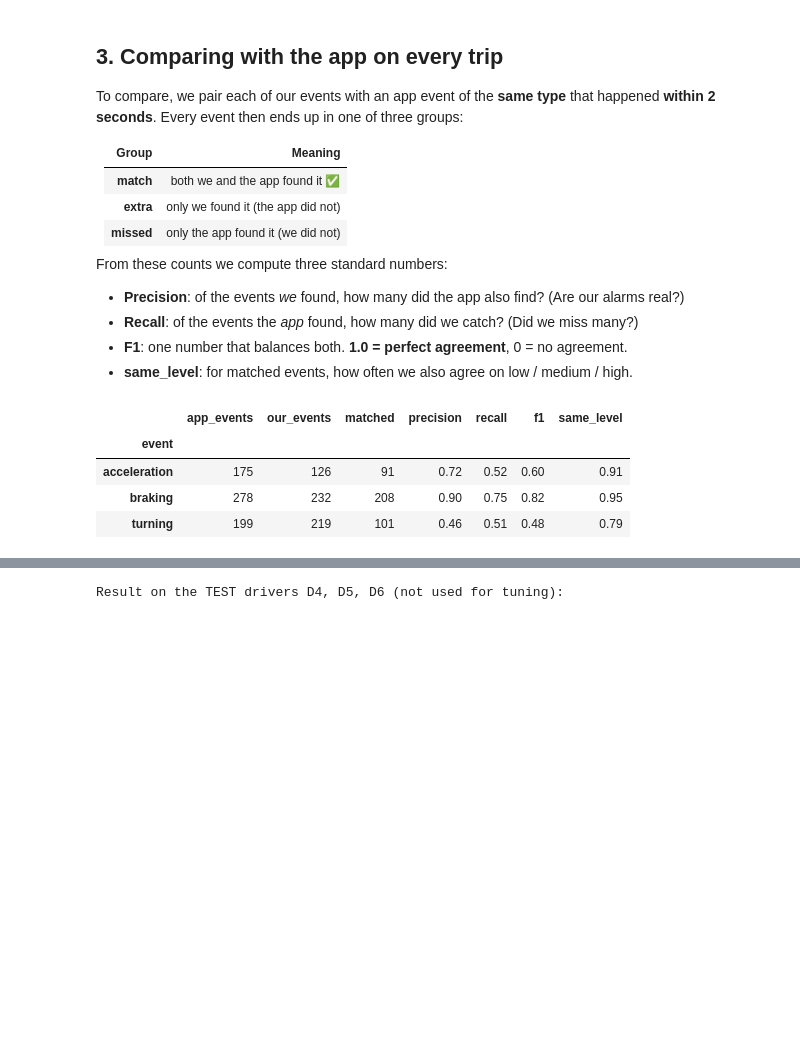
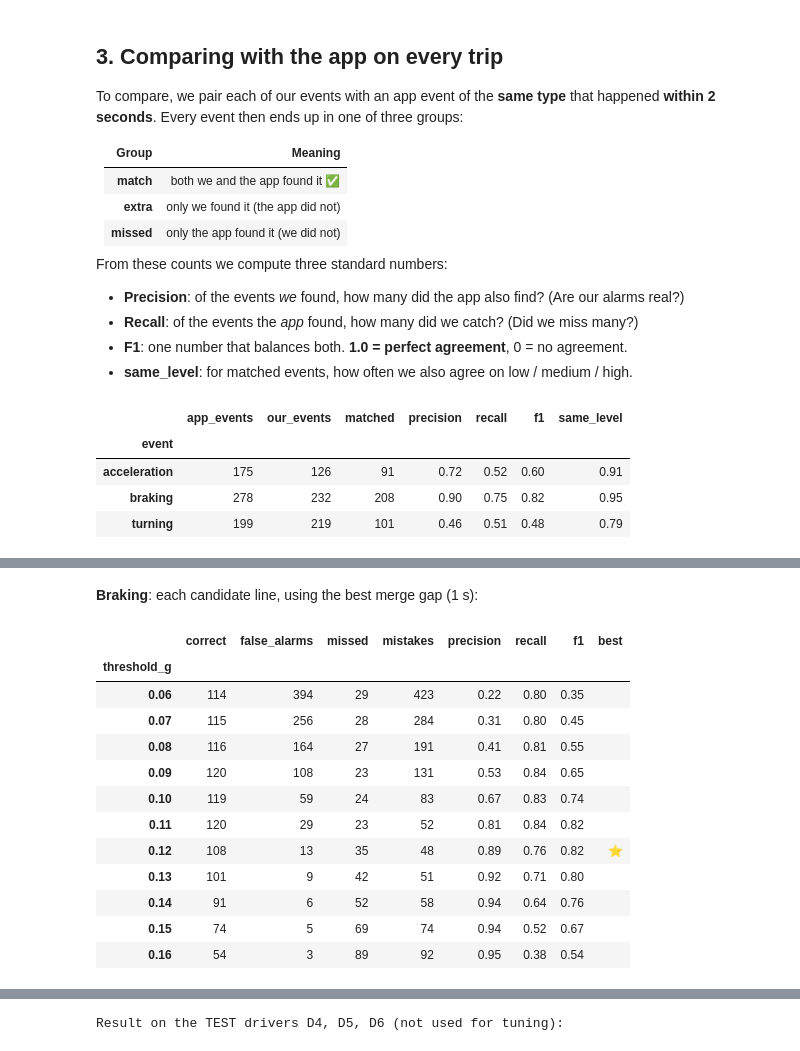
Before and after one commit to Ksh1tij777/Car_Behaviour, a Jupyter notebook: notebooks/02_event_detection.ipynb, the cells around one changed output, grey strips where cells are left out. Drawn from its saved outputs; the diff is of its cells as text; code cells hidden in the pictures; blank space fills up the shorter version.

```diff
--- a/notebooks/02_event_detection.ipynb
+++ b/notebooks/02_event_detection.ipynb
@@ -182,0 +203,26 @@ plt.show()
+# %%
+
+def tune(event, lows, gaps):
+    rows = []
+    for low, gap in itertools.product(lows, gaps):
+        th = {event: dict(DEFAULT_THRESHOLDS[event], low=round(low, 2), merge_gap=gap)}
+        m = pd.concat([match_events(detect_events(trip_data[i]["accel"], th), trip_data[i]["events"])
+                       for i in train_ids])
+        m = m[m.event_name == event]
+        s = score_matches(m).loc[event]
+        rows.append({"threshold_g": round(low, 2), "merge_gap_s": gap,
+                     "correct": int(s.matched), "false_alarms": int(s.our_events - s.matched),
+                     "missed": int(s.app_events - s.matched),
+                     "mistakes": int(s.our_events - s.matched + s.app_events - s.matched),
+                     "precision": s.precision, "recall": s.recall, "f1": s.f1})
+    table = pd.DataFrame(rows)
+    table["best"] = np.where(table.mistakes == table.mistakes.min(), "⭐", "")
+    return table
+
+tuning_tables = {}
+for event in ["braking", "acceleration", "turning"]:
+    tuning_tables[event] = tune(event, np.round(np.arange(0.06, 0.161, 0.01), 2), [1.0, 2.0, 3.0])
+    t = tuning_tables[event]
+    for _, best in t[t.best == "⭐"].iterrows():
+        print(f"{event:13s} fewest mistakes: threshold = {best.threshold_g} g, merge gap = {best.merge_gap_s} s "
+              f"-> {best.mistakes} mistakes (F1 = {best.f1})")
@@ -182,0 +234,20 @@ plt.show()
+# %% [markdown]
+**Braking**: each candidate line, using the best merge gap (1 s):
+# %%
+
+t = tuning_tables["braking"]
+t[t.merge_gap_s == 1.0].drop(columns="merge_gap_s").set_index("threshold_g")
+# %% [output]
+|  | correct | false_alarms | missed | mistakes | precision | recall | f1 | best |
+| threshold_g |  |  |  |  |  |  |  |  |
+| 0.06 | 114 | 394 | 29 | 423 | 0.22 | 0.80 | 0.35 |  |
+| 0.07 | 115 | 256 | 28 | 284 | 0.31 | 0.80 | 0.45 |  |
+| 0.08 | 116 | 164 | 27 | 191 | 0.41 | 0.81 | 0.55 |  |
+| 0.09 | 120 | 108 | 23 | 131 | 0.53 | 0.84 | 0.65 |  |
+| 0.10 | 119 | 59 | 24 | 83 | 0.67 | 0.83 | 0.74 |  |
+| 0.11 | 120 | 29 | 23 | 52 | 0.81 | 0.84 | 0.82 |  |
+| 0.12 | 108 | 13 | 35 | 48 | 0.89 | 0.76 | 0.82 | ⭐ |
+| 0.13 | 101 | 9 | 42 | 51 | 0.92 | 0.71 | 0.80 |  |
+| 0.14 | 91 | 6 | 52 | 58 | 0.94 | 0.64 | 0.76 |  |
+| 0.15 | 74 | 5 | 69 | 74 | 0.94 | 0.52 | 0.67 |  |
+| 0.16 | 54 | 3 | 89 | 92 | 0.95 | 0.38 | 0.54 |  |
```
Also changed, not shown: parts of 10 cells of this notebook, 4 other files.
